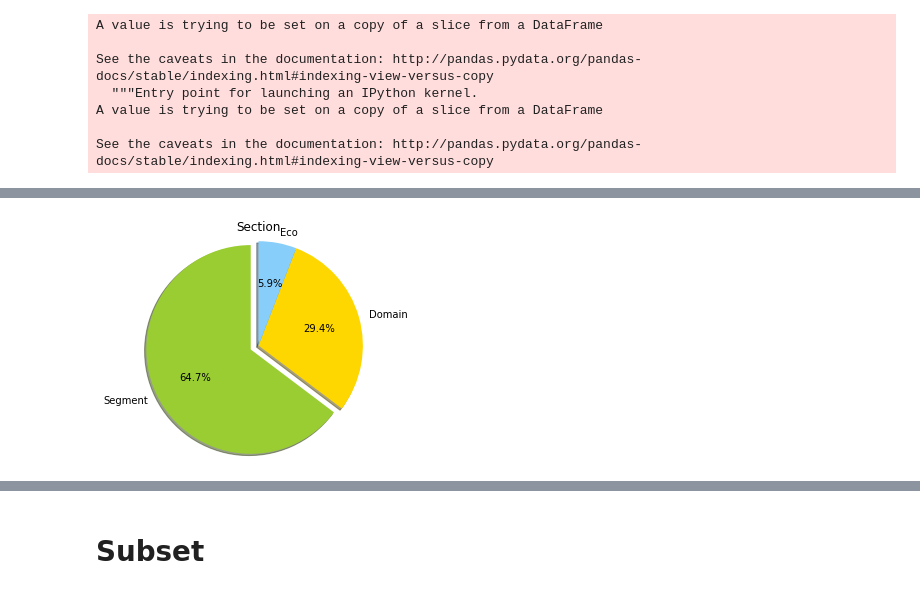
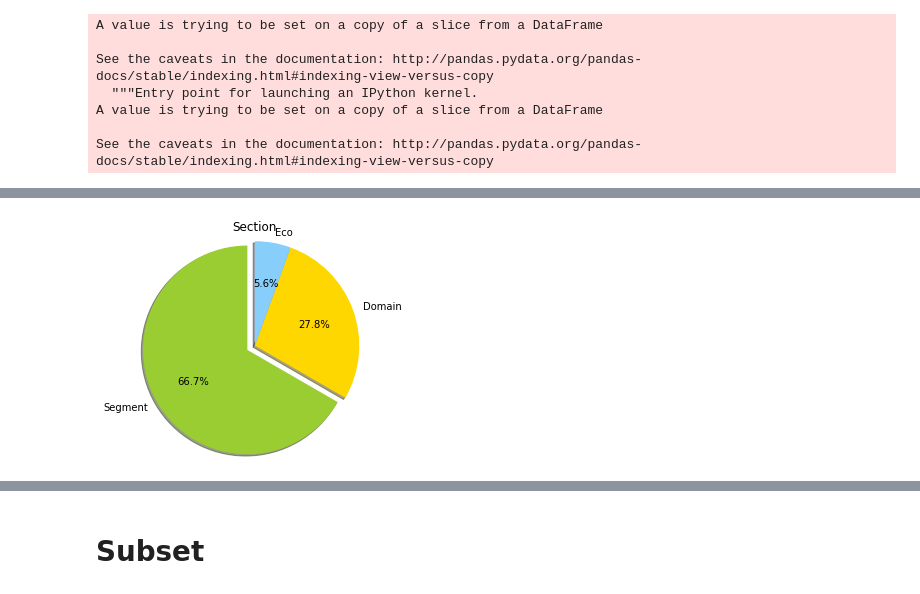
Before and after one commit to randomForester/Defect-detection, a Jupyter notebook: GroupBy/PORE_Final_V2.ipynb, the cells around one changed output, grey strips where cells are left out. Saved outputs shown, nothing was run; the diff lists cells and outputs as text; code cells hidden in the pictures.

```diff
--- a/GroupBy/PORE_Final_V2.ipynb
+++ b/GroupBy/PORE_Final_V2.ipynb
@@ -352,18 +356,18 @@ Domain      5
 Eco         1
 Name: Section_NEW, dtype: int64
 # %%
-vals = [11, 5, 1]
+vals = [12, 5, 1]
 fig, ax = plt.subplots()
 labels = 'Segment', 'Domain', 'Eco'
 colors = ['yellowgreen', 'gold', 'lightskyblue']
 explode = (0.1, 0, 0)
 
 ax.pie(vals, explode=explode, labels=labels, colors=colors,autopct='%1.1f%%', shadow=True, startangle=90,radius=1.2)
 ax.set(aspect="equal", title='Section')
 
 plt.show()
 # %% [output]
-[figure, old version]
+[figure, new version]
 # %%
 int_data2['Resource_NEW'].value_counts()
 # %% [output]
```
Also changed, not shown: parts of 36 cells of this notebook.
